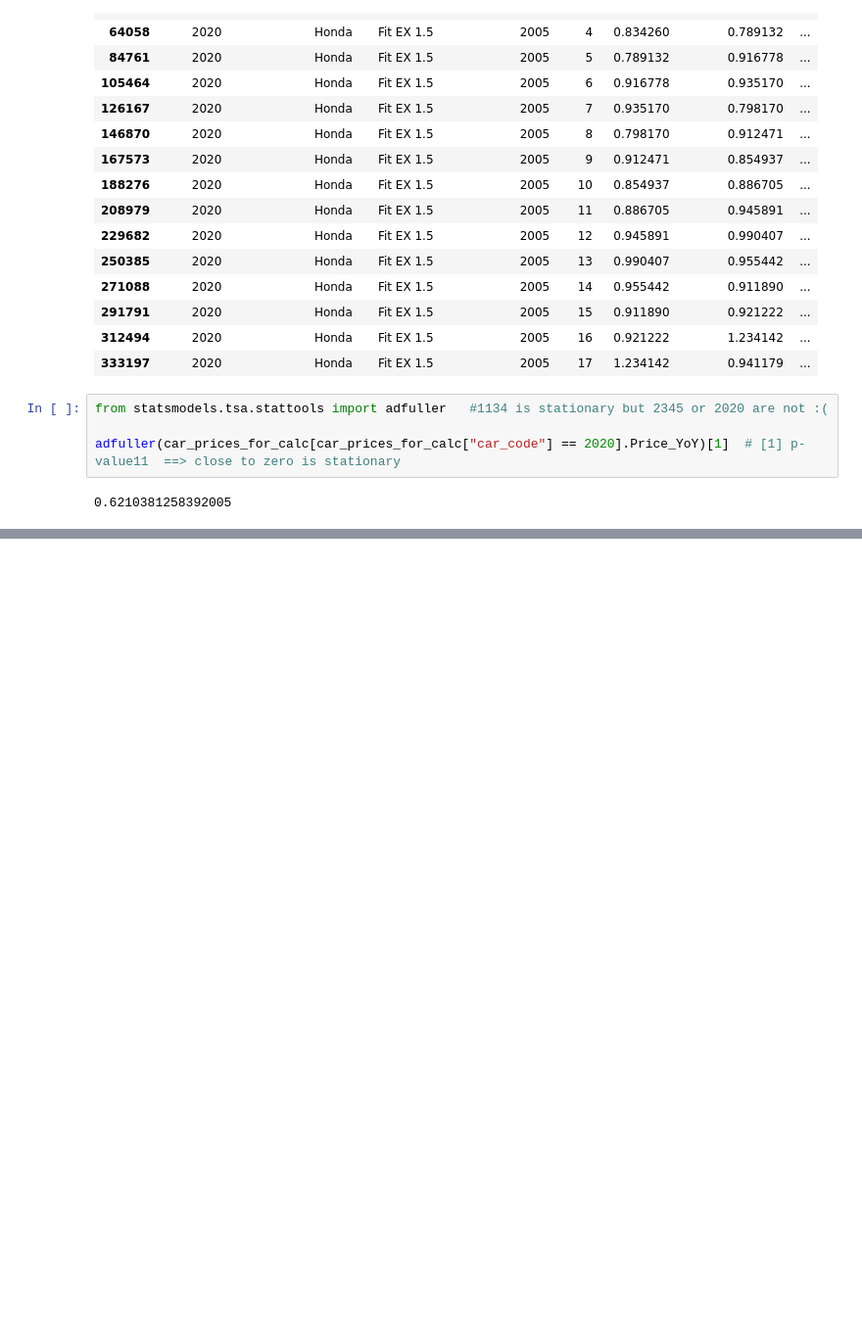
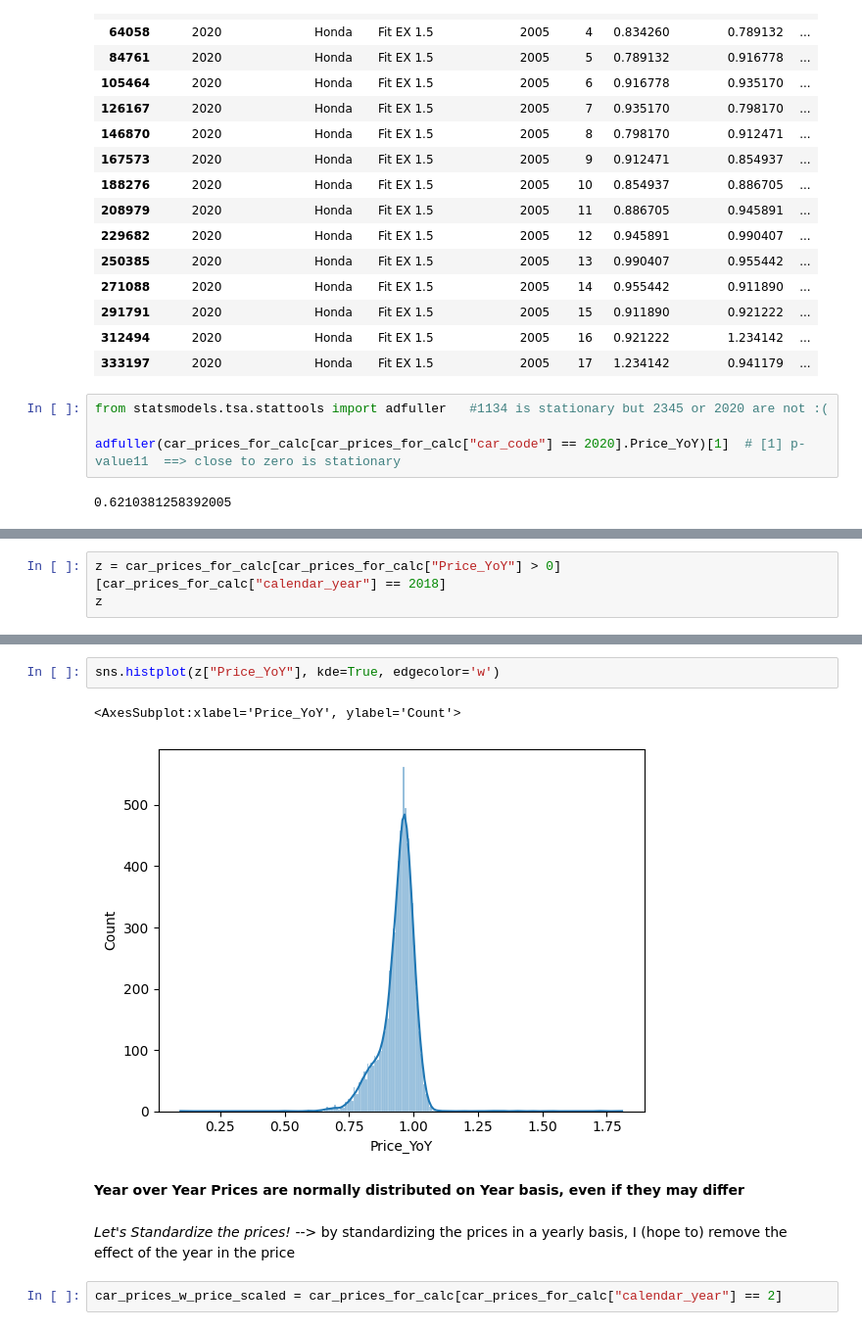
Before and after one commit to marcnaweb/car_recommendation_engine, a Jupyter notebook: notebooks/marc_notebook.ipynb, the cells around one changed output, grey strips where cells are left out. Shown at 98% size. Saved outputs shown, nothing was run; the diff lists cells and outputs as text; blank space fills up the shorter version.

```diff
--- a/notebooks/marc_notebook.ipynb
+++ b/notebooks/marc_notebook.ipynb
@@ -297,0 +338,3 @@ adfuller(car_prices_for_calc[car_prices_for_calc["car_code"] == 2020].Price_YoY)
+# %%
+z = car_prices_for_calc[car_prices_for_calc["Price_YoY"] > 0][car_prices_for_calc["calendar_year"] == 2018]
+z
@@ -297,0 +355,12 @@ adfuller(car_prices_for_calc[car_prices_for_calc["car_code"] == 2020].Price_YoY)
+# %%
+sns.histplot(z["Price_YoY"], kde=True, edgecolor='w')
+# %% [output]
+<AxesSubplot:xlabel='Price_YoY', ylabel='Count'>
+[figure, added]
+# %% [markdown]
+**Year over Year Prices are normally distributed on Year basis, even if they may differ**
+# %% [markdown]
+*Let's Standardize the prices!*
+--> by standardizing the prices in a yearly basis, I (hope to) remove the effect of the year in the price
+# %%
+car_prices_w_price_scaled = car_prices_for_calc[car_prices_for_calc["calendar_year"] == 2]
```
Also changed, not shown: parts of 29 cells of this notebook.
